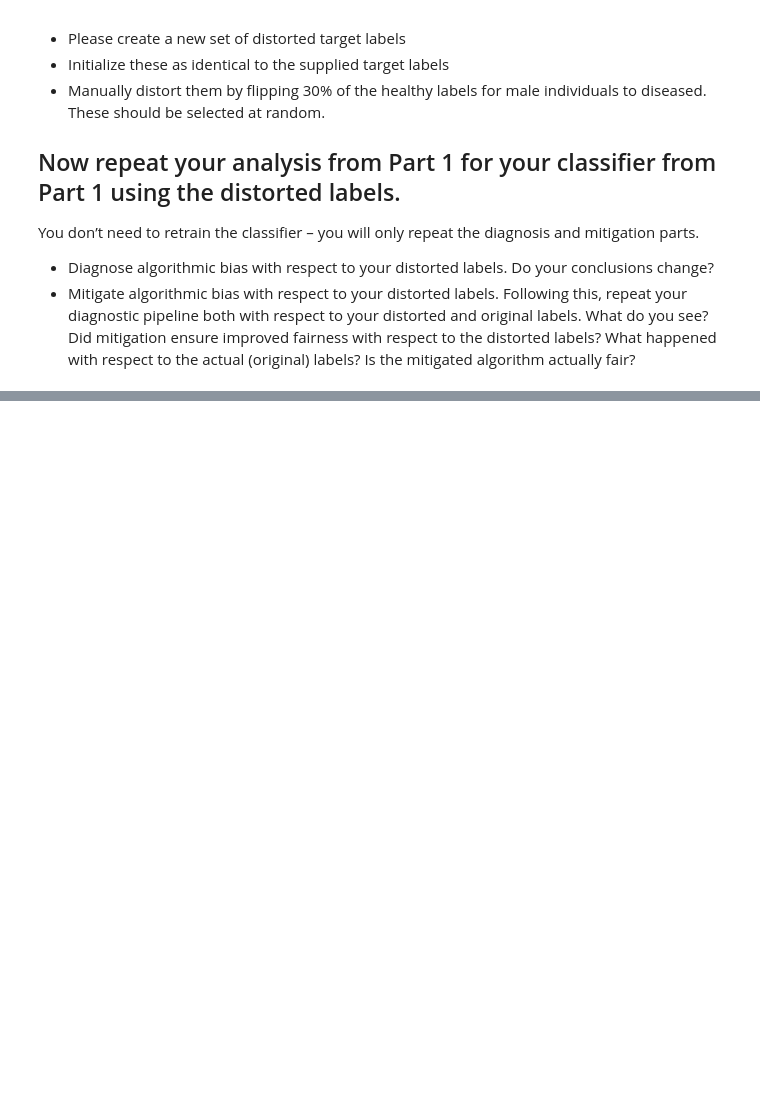
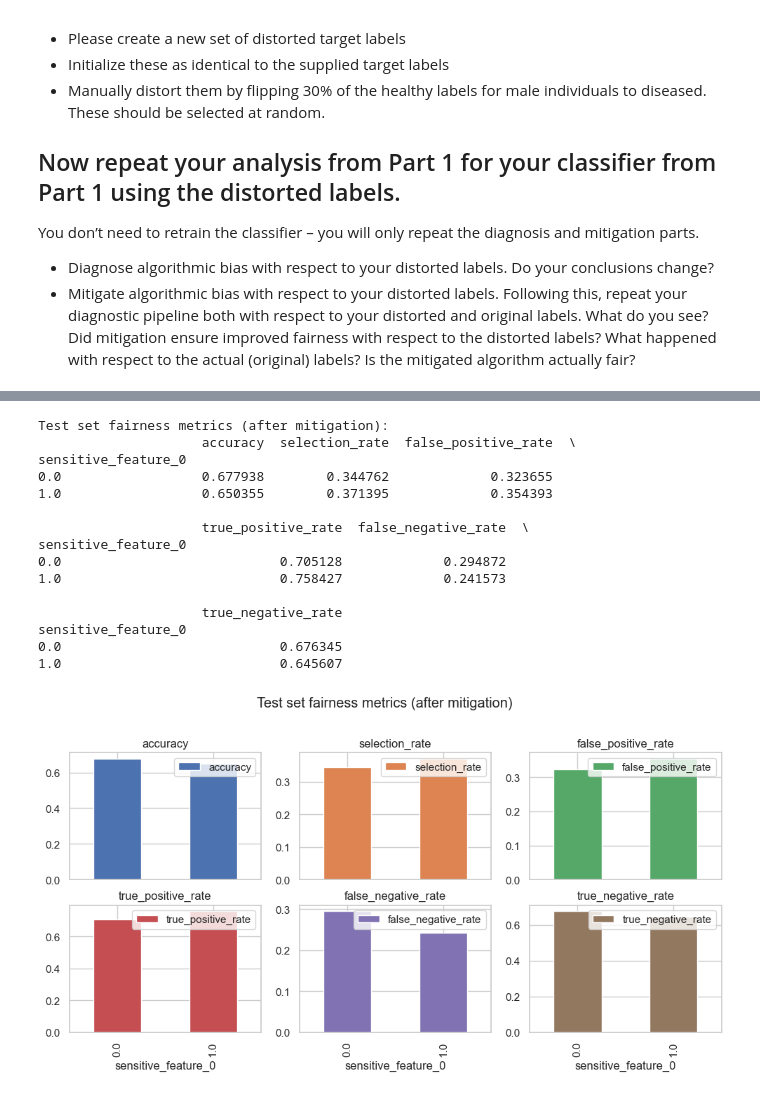
Before and after one commit to alex-tjellesen/RAI_fairness_exercise, a Jupyter notebook: exercise.ipynb, the cells around one changed output, grey strips where cells are left out. Cells and saved outputs as stored; diff of their text form; code cells hidden in the pictures; blank space fills up the shorter version.

```diff
--- a/exercise.ipynb
+++ b/exercise.ipynb
@@ -600,2 +637,22 @@ sensitive_feature_0
 # %% [markdown]
 ![](./support4notebook/dataset.jpg)
+# %%
+val_prob_distorted = np.array(val_prob_distorted, dtype=np.float32)
+val_prob_2D_distorted = np.column_stack((1 - val_prob_distorted, val_prob_distorted))
+
+identityclf= IdentityClassifier()
+
+# chhose an optimization method from farilearn, you can choose ThresholdOptimizer
+to = ThresholdOptimizer(
+    estimator=identityclf,
+    constraints="equalized_odds",
+    objective="balanced_accuracy_score",
+    prefit=True,
+)
+
+# fit it with validation data
+to.fit(val_prob_2D_distorted, val_lab_distorted, sensitive_features=val_a_distorted)
+
+# plot the optimizing result using plot_threshold_optimizer
+from fairlearn.postprocessing import plot_threshold_optimizer
+fig = plot_threshold_optimizer(to)
@@ -601,0 +661,47 @@ sensitive_feature_0
+# %%
+# Make predictions
+test_prob_distorted = np.array(test_prob_distorted, dtype=np.float32)
+test_prob_2D_distorted = np.column_stack((1 - test_prob_distorted, test_prob_distorted))
+
+# predict the test set using the fitted optimizer
+y_pred_fair_test_distorted = to.predict(test_prob_2D_distorted, sensitive_features=test_a)
+
+mf = MetricFrame(
+        metrics={
+                'accuracy': accuracy_score,
+                "selection_rate": selection_rate,
+                "false_positive_rate": false_positive_rate,
+                "true_positive_rate": true_positive_rate,
+                "false_negative_rate": false_negative_rate,
+                "true_negative_rate": true_negative_rate
+        },
+        y_true=test_lab,
+        y_pred=y_pred_fair_test_distorted,
+        sensitive_features=test_a
+)
+
+print("Test set fairness metrics (after mitigation):")
+print(mf.by_group)
+bar = mf.by_group.plot.bar(
+    subplots=True,
+    layout=(3, 3),
+    figsize=(12, 8),
+    title="Test set fairness metrics (after mitigation)"
+)
+# %% [output]
+Test set fairness metrics (after mitigation):
+                     accuracy  selection_rate  false_positive_rate  \
+sensitive_feature_0
+0.0                  0.677938        0.344762             0.323655
+1.0                  0.650355        0.371395             0.354393
+
+                     true_positive_rate  false_negative_rate  \
+sensitive_feature_0
+0.0                            0.705128             0.294872
+1.0                            0.758427             0.241573
+
+                     true_negative_rate
+sensitive_feature_0
+0.0                            0.676345
+1.0                            0.645607
+[figure, added]
```
Also changed, not shown: parts of 7 cells of this notebook.
